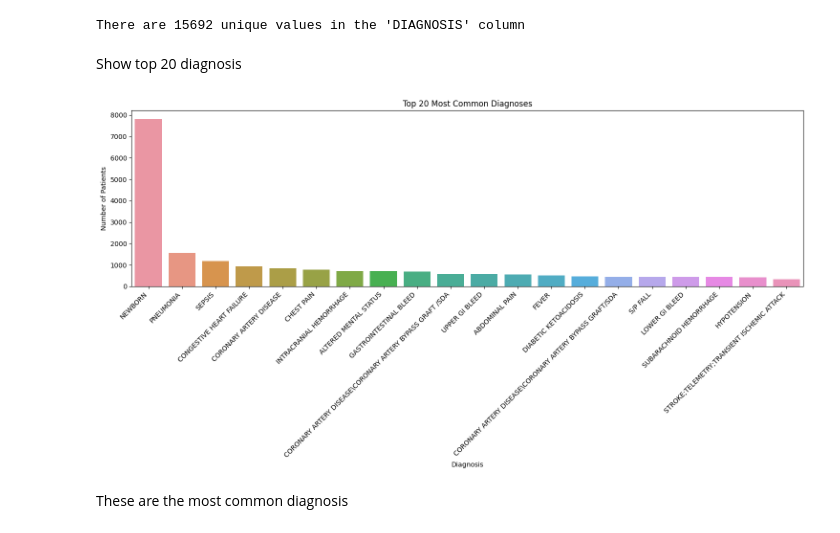
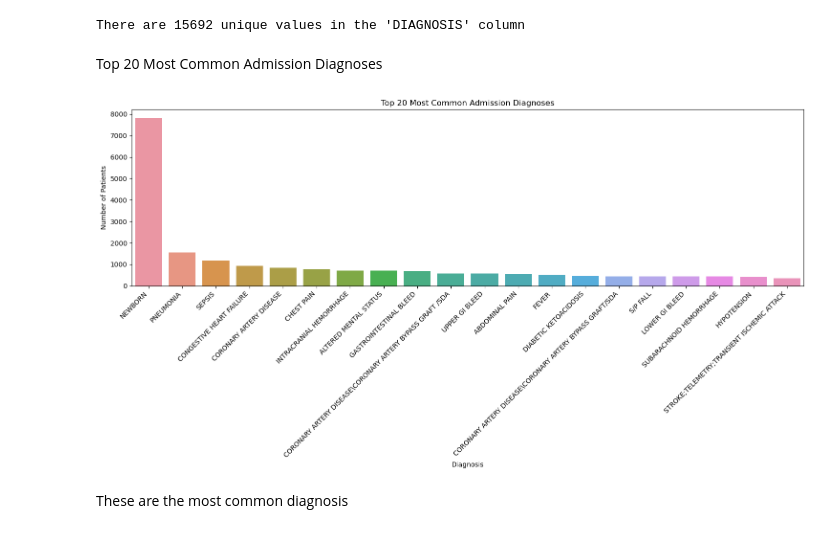
Before and after one commit to jiaminho/RPH-HAC-Prediction, a Jupyter notebook: HAC.ipynb, the cells around one changed output. Cells and saved outputs as stored; diff of their text form; code cells hidden in the pictures.

```diff
--- a/HAC.ipynb
+++ b/HAC.ipynb
@@ -61,0 +34,3 @@ admission.head()
+# %%
+admission = pd.read_csv('data/ADMISSIONS.csv')
+admission.head()
@@ -74,26 +56,26 @@ count_unique_diagnosis = len(unique_diagnosis)
 print(f"There are {count_unique_diagnosis} unique values in the 'DIAGNOSIS' column")
 # %% [output]
 There are 15692 unique values in the 'DIAGNOSIS' column
-# %% [markdown]
-Show top 20 diagnosis
+# %% [markdown]
+Top 20 Most Common Admission Diagnoses
 # %%
 # Count the occurrences of each diagnosis
 diagnosis_counts = admission['DIAGNOSIS'].value_counts()
 
 # Take the top 20 most common diagnoses
 top_diagnoses = diagnosis_counts.head(20)
 
 # Plot
 plt.figure(figsize=(15, 8))
 sns.barplot(x=top_diagnoses.index, y=top_diagnoses.values)
-plt.title('Top 20 Most Common Diagnoses')
+plt.title('Top 20 Most Common Admission Diagnoses')
 plt.xlabel('Diagnosis')
 plt.ylabel('Number of Patients')
 plt.xticks(rotation=45, ha='right')  # Rotate the diagnosis names for better readability
 plt.tight_layout()
 plt.show()
 # %% [output]
-[figure, old version]
+[figure, new version]
 # %% [markdown]
 These are the most common diagnosis
 # %%
```
Also changed, not shown: parts of 62 cells of this notebook.
